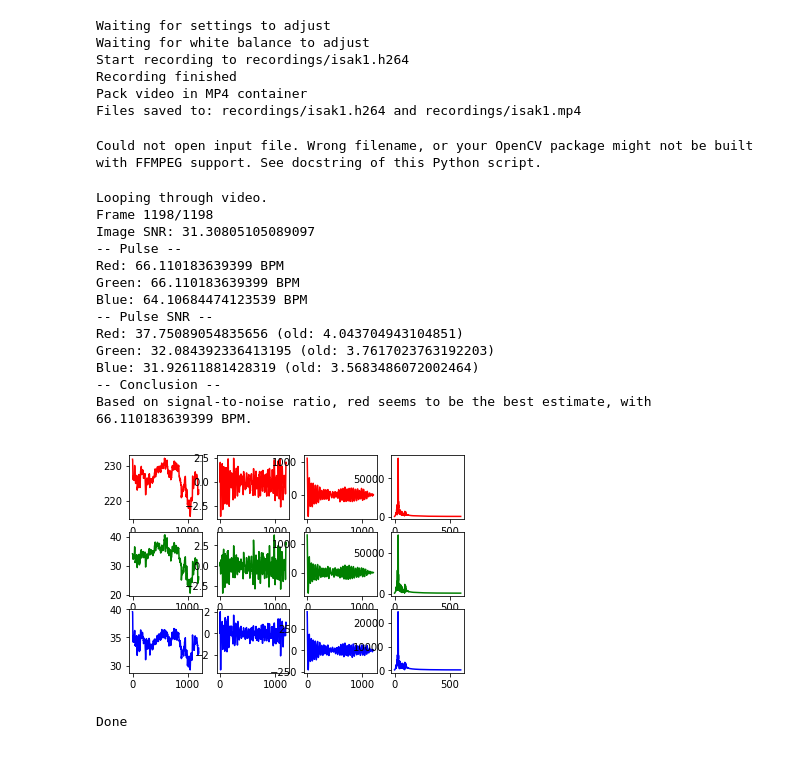
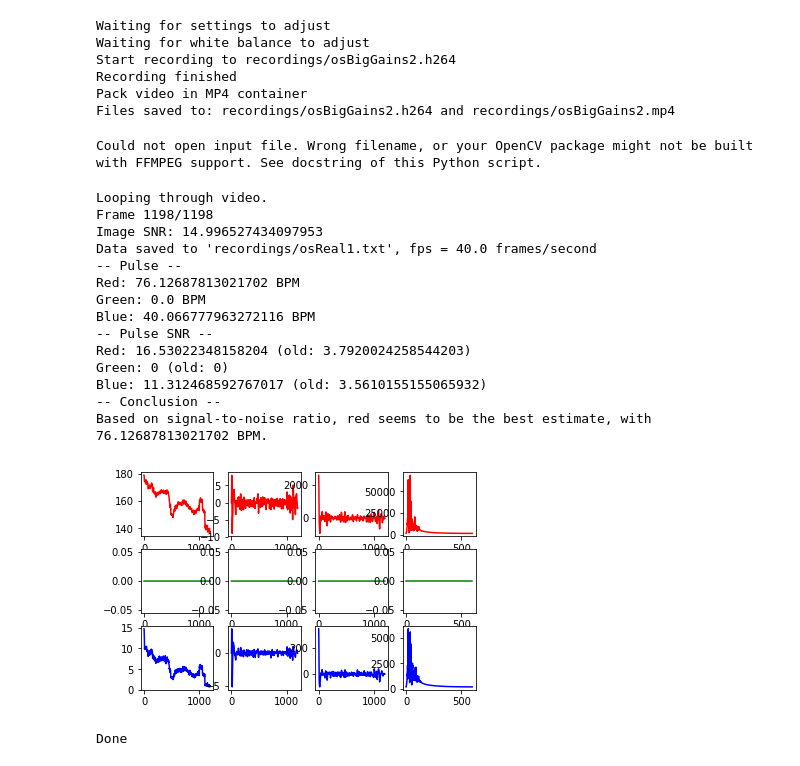
Before and after one commit to stemnic/TTT4280-Labs, a Jupyter notebook: lab4/videoProcessing.ipynb, the cells around one changed output. Saved outputs shown, nothing was run; the diff lists cells and outputs as text; code cells hidden in the pictures.

```diff
--- a/lab4/videoProcessing.ipynb
+++ b/lab4/videoProcessing.ipynb
@@ -1,12 +1,12 @@
 # %%
-run record_video.py recordings/isak1
+run record_video.py recordings/osBigGains2
 # %% [output]
 Waiting for settings to adjust
 Waiting for white balance to adjust
-Start recording to recordings/isak1.h264
+Start recording to recordings/osBigGains2.h264
 Recording finished
 Pack video in MP4 container
-Files saved to: recordings/isak1.h264 and recordings/isak1.mp4
+Files saved to: recordings/osBigGains2.h264 and recordings/osBigGains2.mp4
 # %%
 run read_video_and_extract_roi.py recodrings/test1.mp4 data/test1.csv
 # %% [output]
@@ -14,20 +14,21 @@ Could not open input file. Wrong filename, or your OpenCV package might not be b
 # %%
 %matplotlib inline
 # %%
-run pulse.py recordings/test1.mp4 -plot
+run pulse.py recordings/osReal1.mp4 -plot -save
 # %% [output]
 Looping through video.
 Frame 1198/1198
-Image SNR: 31.30805105089097
+Image SNR: 14.996527434097953
+Data saved to 'recordings/osReal1.txt', fps = 40.0 frames/second
 -- Pulse --
-Red: 66.110183639399 BPM
-Green: 66.110183639399 BPM
-Blue: 64.10684474123539 BPM
+Red: 76.12687813021702 BPM
+Green: 0.0 BPM
+Blue: 40.066777963272116 BPM
 -- Pulse SNR --
-Red: 37.75089054835656 (old: 4.043704943104851)
-Green: 32.084392336413195 (old: 3.7617023763192203)
-Blue: 31.92611881428319 (old: 3.5683486072002464)
+Red: 16.53022348158204 (old: 3.7920024258544203)
+Green: 0 (old: 0)
+Blue: 11.312468592767017 (old: 3.5610155155065932)
 -- Conclusion --
-Based on signal-to-noise ratio, red seems to be the best estimate, with 66.110183639399 BPM.
+Based on signal-to-noise ratio, red seems to be the best estimate, with 76.12687813021702 BPM.
-[figure, old version]
+[figure, new version]
 Done
```
Also changed, not shown: parts of 9 cells of this notebook, 1 other file.
